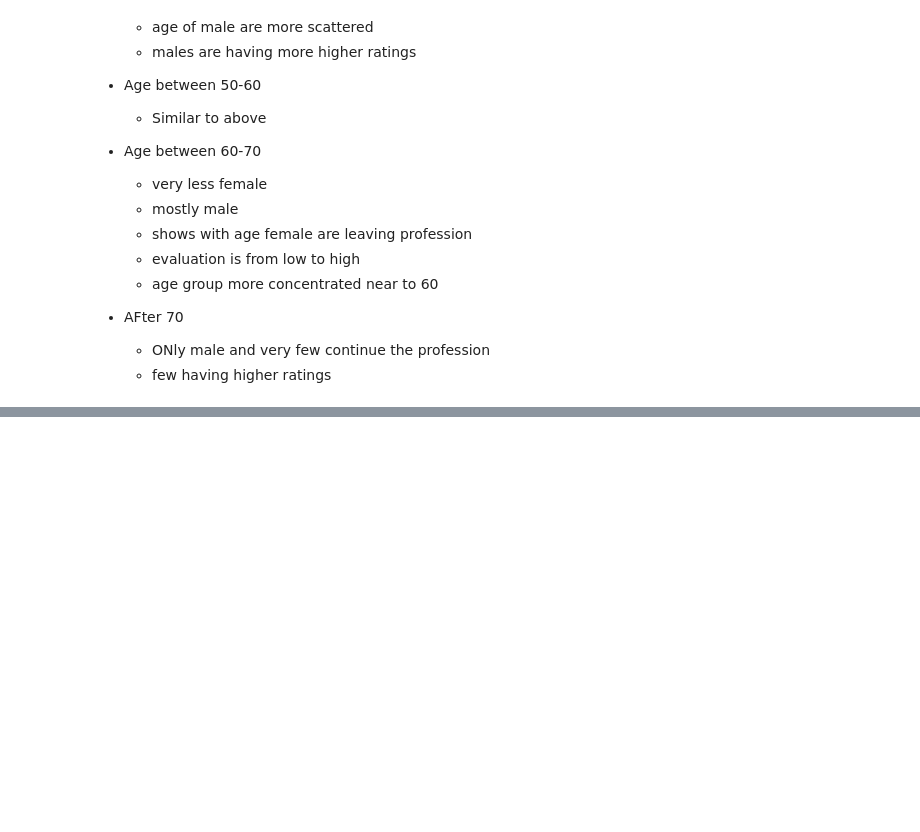
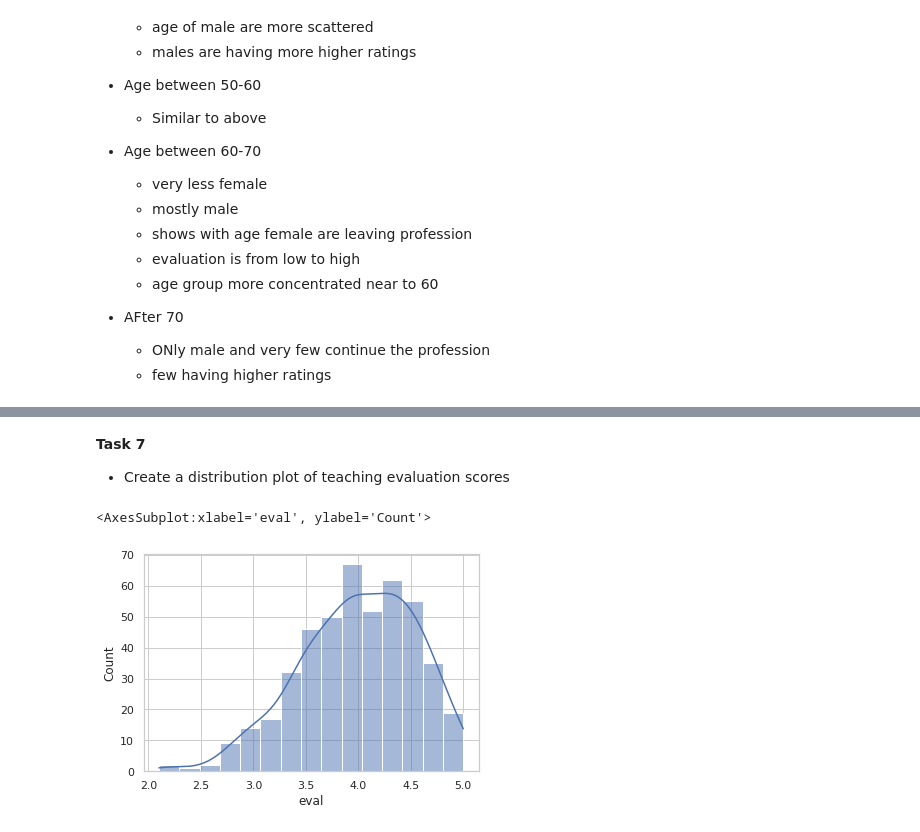
Before and after one commit to Supertring/Explore-data-mit-statistics, a Jupyter notebook: 2. visualizing data.ipynb, the cells around one changed output, grey strips where cells are left out. Drawn from its saved outputs; the diff is of its cells as text; code cells hidden in the pictures; blank space fills up the shorter version.

Commit message:
visualizing data mit boxplot, histograms and many more

```diff
--- a/2. visualizing data.ipynb
+++ b/2. visualizing data.ipynb
@@ -238,0 +245,9 @@ sns.catplot(x='gender', hue='tenure', row='division', kind='count', data=df, hei
+# %% [markdown]
+__Task 7__
+
+* Create a distribution plot of teaching evaluation scores
+# %%
+sns.histplot(df['eval'], kde=True)
+# %% [output]
+<AxesSubplot:xlabel='eval', ylabel='Count'>
+[figure, added]
```
Also changed, not shown: parts of 43 cells of this notebook.
